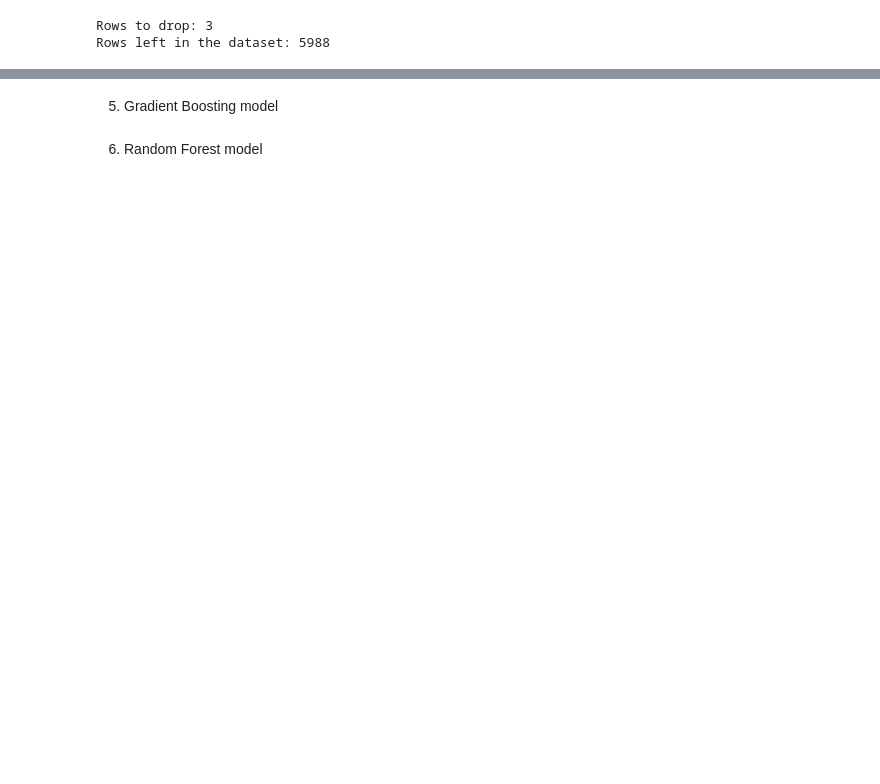
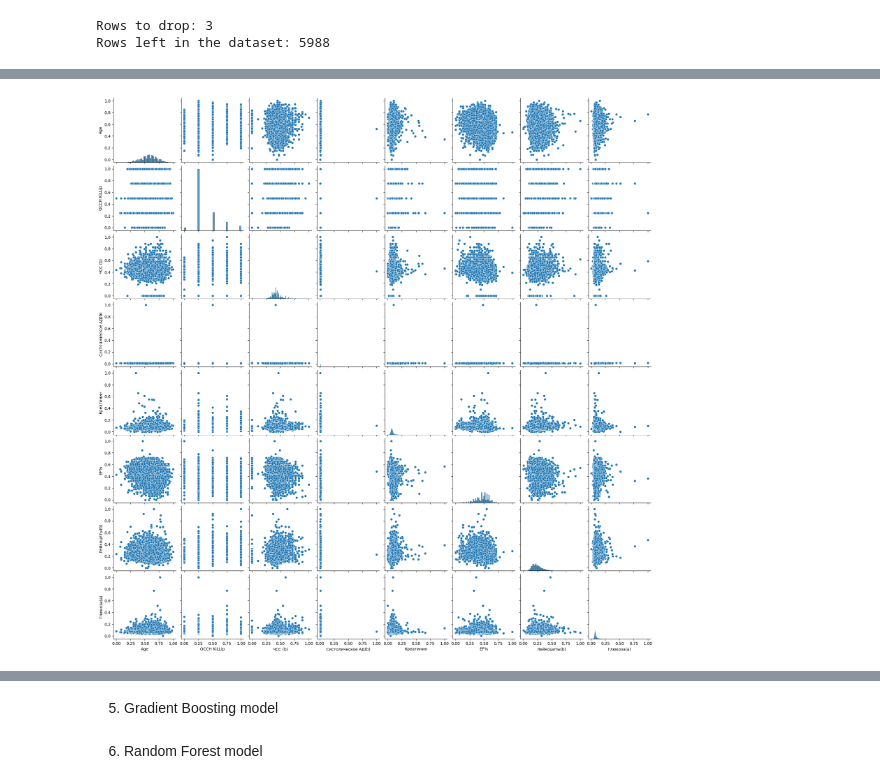
Before and after one commit to bvpotapenko/feat-imp-research, a Jupyter notebook: feat-imp-research.ipynb, the cells around one changed output, grey strips where cells are left out. Cells and saved outputs as stored; diff of their text form; code cells hidden in the pictures; blank space fills up the shorter version.

```diff
--- a/feat-imp-research.ipynb
+++ b/feat-imp-research.ipynb
@@ -227,0 +297,5 @@ X_test_preprocessed = preprocessor.transform(X_test)
+# %%
+display(mm_set['X_train'].describe())
+sns.pairplot(mm_set['X_train'])
+plt.show()
+# %% [output]
@@ -227,0 +311 @@ X_test_preprocessed = preprocessor.transform(X_test)
+[figure, added]
```
Also changed, not shown: parts of 63 cells of this notebook, 42 other files.
